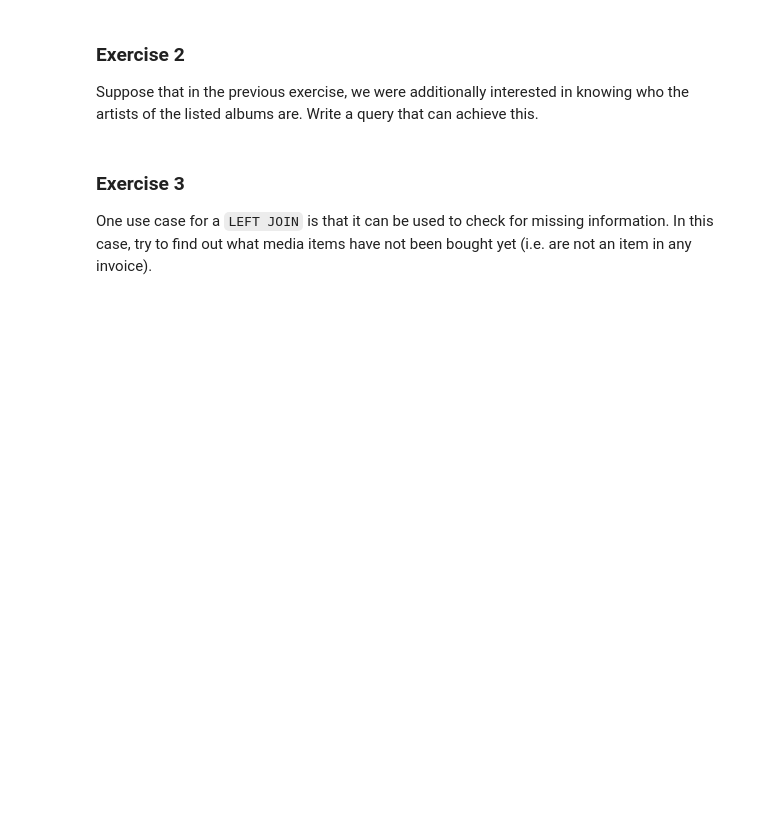
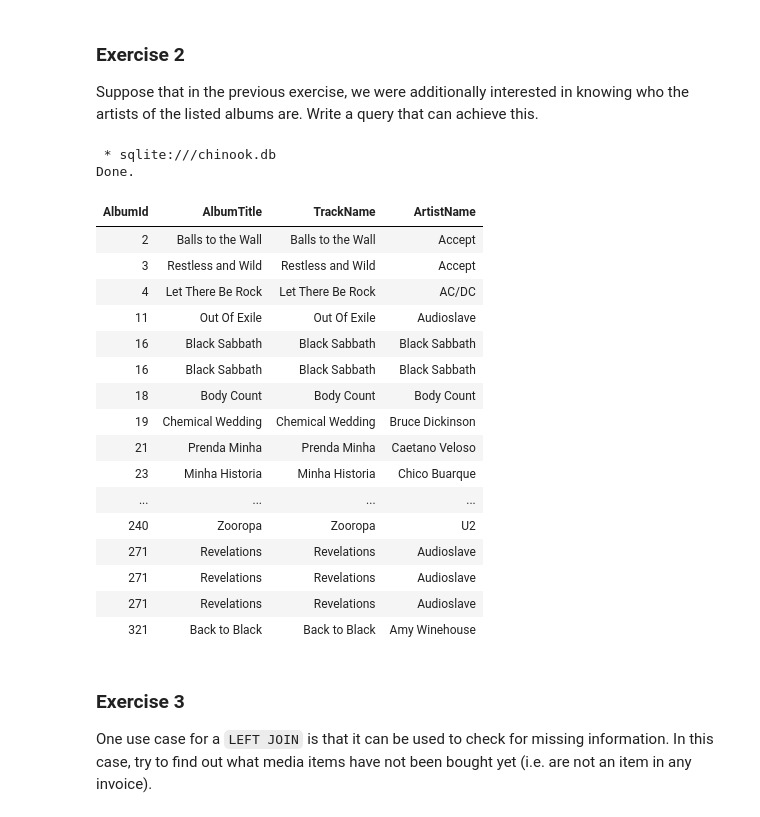
Before and after one commit to RealElvince/chinook-db-project-in-notebook, a Jupyter notebook: Join statements [Exercise].ipynb, the cells around one changed output. Saved outputs shown, nothing was run; the diff lists cells and outputs as text; code cells hidden in the pictures; blank space fills up the shorter version.

Commit message:
artists who added the album

```diff
--- a/Join statements [Exercise].ipynb
+++ b/Join statements [Exercise].ipynb
@@ -84,7 +85,45 @@ Done.
 
 Suppose that in the previous exercise, we were additionally interested in knowing who the artists of the listed albums are. Write a query that can achieve this.
 # %%
-# Add your code here
+%%sql
+SELECT
+    a.AlbumID,
+    a.Title AS AlbumTitle,
+    t.Name AS TrackName,
+    ar.Name AS ArtistName
+
+FROM
+    albums a
+
+INNER JOIN
+    tracks t
+ON
+    a.Title = t.Name
+
+INNER JOIN
+    artists ar
+ON
+    a.artistid = ar.artistid;
+# %% [output]
+ * sqlite:///chinook.db
+Done.
+| AlbumId | AlbumTitle | TrackName | ArtistName |
+| 2 | Balls to the Wall | Balls to the Wall | Accept |
+| 3 | Restless and Wild | Restless and Wild | Accept |
+| 4 | Let There Be Rock | Let There Be Rock | AC/DC |
+| 11 | Out Of Exile | Out Of Exile | Audioslave |
+| 16 | Black Sabbath | Black Sabbath | Black Sabbath |
+| 16 | Black Sabbath | Black Sabbath | Black Sabbath |
+| 18 | Body Count | Body Count | Body Count |
+| 19 | Chemical Wedding | Chemical Wedding | Bruce Dickinson |
+| 21 | Prenda Minha | Prenda Minha | Caetano Veloso |
+| 23 | Minha Historia | Minha Historia | Chico Buarque |
+| ... | ... | ... | ... |
+| 240 | Zooropa | Zooropa | U2 |
+| 271 | Revelations | Revelations | Audioslave |
+| 271 | Revelations | Revelations | Audioslave |
+| 271 | Revelations | Revelations | Audioslave |
+| 321 | Back to Black | Back to Black | Amy Winehouse |
 # %% [markdown]
 ### Exercise 3
 
```
Also changed, not shown: parts of 1 cell of this notebook.
